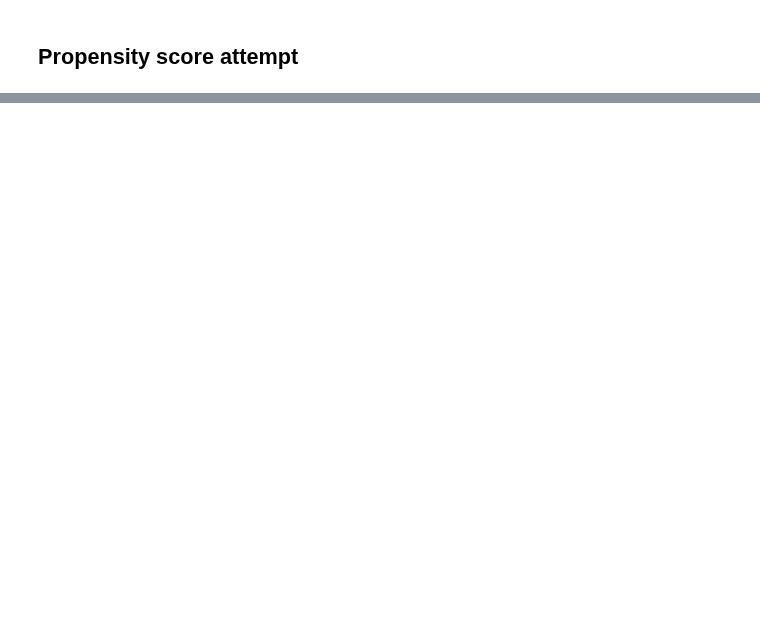
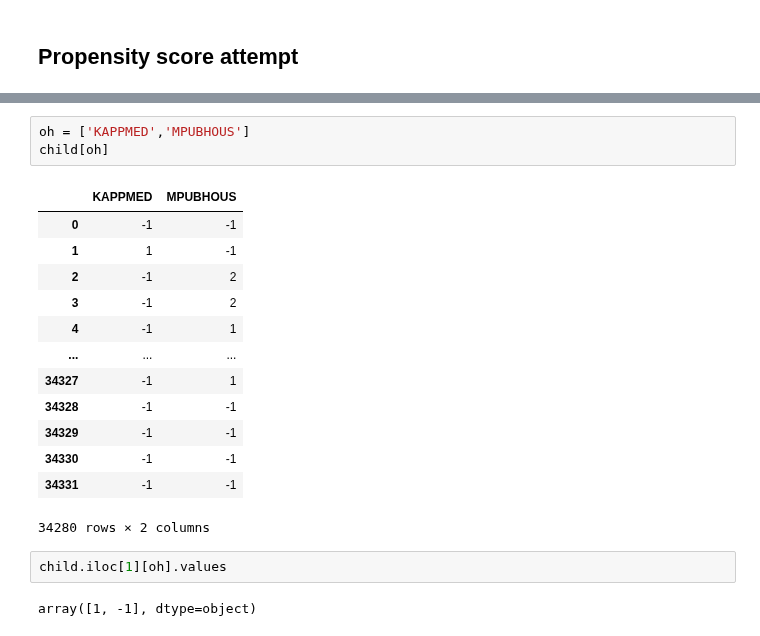
Before and after one commit to epfl-ada/ada-2020-project-milestone-p3-p3_ada-boi, a Jupyter notebook: creative_extension.ipynb, the cells around one changed output, grey strips where cells are left out. Drawn from its saved outputs; the diff is of its cells as text; blank space fills up the shorter version.

```diff
--- a/creative_extension.ipynb
+++ b/creative_extension.ipynb
@@ -140,0 +123,21 @@ array([[0., 0., 0., 0., 0., 0., 0., 0., 0., 0., 0., 0., 0., 0., 0., 0.,
+# %%
+oh = ['KAPPMED','MPUBHOUS']
+child[oh]
+# %% [output]
+|  | KAPPMED | MPUBHOUS |
+| 0 | -1 | -1 |
+| 1 | 1 | -1 |
+| 2 | -1 | 2 |
+| 3 | -1 | 2 |
+| 4 | -1 | 1 |
+| ... | ... | ... |
+| 34327 | -1 | 1 |
+| 34328 | -1 | -1 |
+| 34329 | -1 | -1 |
+| 34330 | -1 | -1 |
+| 34331 | -1 | -1 |
+34280 rows × 2 columns
+# %%
+child.iloc[1][oh].values
+# %% [output]
+array([1, -1], dtype=object)
```
Also changed, not shown: parts of 7 cells of this notebook.
